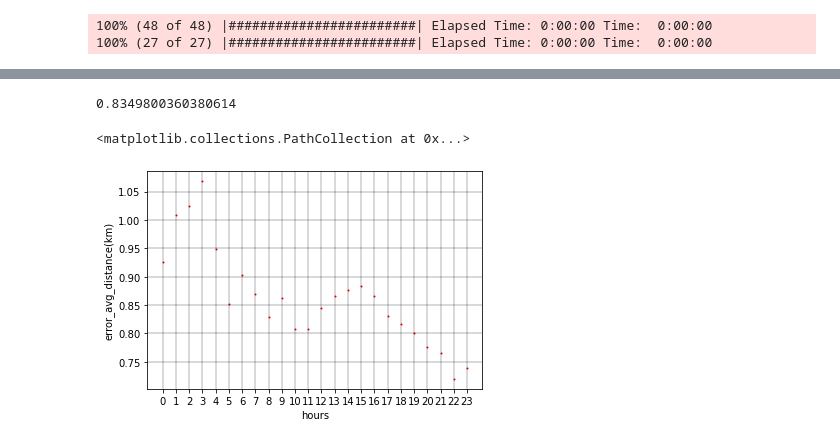
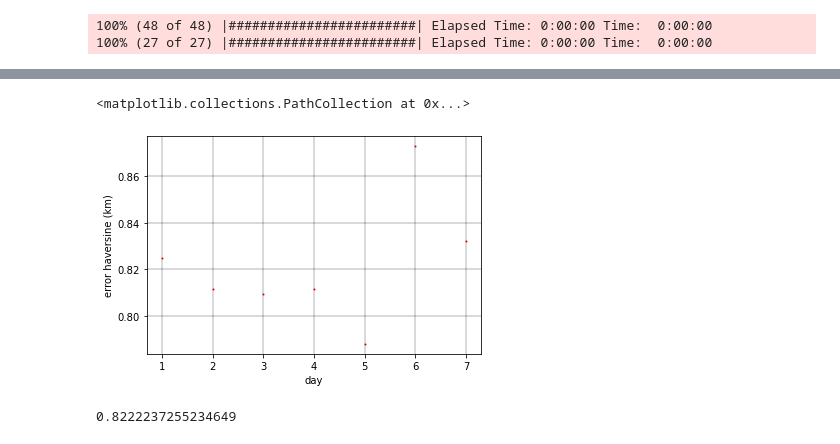
Before and after one commit to wwebeam6508/Development-of-Predictive-Model-for-Trip-Destination-of-Dockless-Shared-Scooters, a Jupyter notebook: Model_Retraining.ipynb, the cells around one changed output, grey strips where cells are left out. Cells and saved outputs as stored; diff of their text form; code cells hidden in the pictures.

```diff
--- a/Model_Retraining.ipynb
+++ b/Model_Retraining.ipynb
@@ -76,3 +76,6 @@ Y_test_set_fit = scy.transform(Y_test_set)
 # %% [output]
 100% (48 of 48) |########################| Elapsed Time: 0:00:00 Time:  0:00:00
 100% (27 of 27) |########################| Elapsed Time: 0:00:00 Time:  0:00:00
+# %%
+for x in X_train_set_by_day:
+    print(len(x))
@@ -95,7 +106,7 @@ for day in range(7):
     inputB = layers.Input(shape=(60))
 
     x = Dense(15)(inputA)
-    x = Dense(30)(x)
+    x = Dense(30, activation="relu")(x)
     x = Model(inputs=inputA, outputs=x)
     y = Dense(62)(inputB)
     y = Dense(70, activation="relu")(y)
@@ -231,32 +163,3 @@ def haversine(coord1: object, coord2: object):
     meters = round(meters, 5)
     km = round(km, 5)
     return km
-# %%
-import matplotlib.pyplot as plt
-
-sum_day = 0
-plot_array_day = []
-for day in range(7):
-    x_test = X_test_set_by_day[day]
-    y_test = Y_test_set_by_day[day]
-
-    result_Y = models[day].predict([x_test[:,0:4],x_test[:,4:]])
-    result_Y_all = scy.inverse_transform(result_Y)
-    y_test_all = scy.inverse_transform(y_test)
-    error_all = []
-    for i in (range(len(y_test_all))):
-        error_all.append(haversine(result_Y_all[i],y_test_all[i]))
-    plot_array_day.append(error_all)
-
-# plt.xlabel('days of week')
-# plt.ylabel('error haversine (km)')
-# plt.boxplot(plot_array_day, showfliers=False)
-
-scat_plot = []
-for day in range(len(plot_array_day)):
-    scat_plot.append(sum(plot_array_day[day])/len(plot_array_day[day]))
-plot_array_day = np.array(plot_array_day, dtype=np.object)
-plt.xlabel('day')
-plt.ylabel('error haversine (km)')
-plt.grid(color='black', linestyle='-', linewidth=0.3)
-plt.scatter([1,2,3,4,5,6,7], scat_plot, color='r', s= 1)
@@ -266,34 +251,14 @@ plt.scatter([1,2,3,4,5,6,7], scat_plot, color='r', s= 1)
+# %%
+import matplotlib.pyplot as plt
+
+plt.xlabel('day')
+plt.ylabel('error haversine (km)')
+plt.grid(color='black', linestyle='-', linewidth=0.3)
+plt.scatter([1,2,3,4,5,6,7], mae_rate_day, color='r', s= 1)
+# %% [output]
+<matplotlib.collections.PathCollection at 0x...>
+[figure, added]
 # %%
 sum(scat_plot)/len(scat_plot)
 # %% [output]
-0.8349800360380614
+0.8222237255234649
-# %%
-import matplotlib.pyplot as plt
-
-mae_rate_hour = []
-
-x_test_hour = scx.inverse_transform(x_test)
-
-result_Y_hour = scy.inverse_transform(result_Y)
-y_test_hour = scy.inverse_transform(y_test)
-for index in range(10):
-    mask = np.logical_and(x_test_hour[:,3] > (index)-0.2, x_test_hour[:,3] < (index+1)-0.2)
-    result_Y_d = result_Y_hour[mask]
-    Y_test_in = y_test_hour[mask]
-    error = 0
-    for i in range(len(Y_test_in)):
-        error = error + haversine(result_Y_d[i,0:2],Y_test_in[i,0:2])
-    end = error/len(Y_test_in)
-    error_average_distance = end
-
-    y_test[:,0] = y_test[:,0]
-    mae_rate_hour.append([float(error_average_distance), str(index)])
-
-mae_rate_hour = np.array(mae_rate_hour, dtype=np.object)
-plt.xlabel('hours')
-plt.ylabel('error_avg_distance(km)')
-plt.grid(color='black', linestyle='-', linewidth=0.3)
-plt.scatter(mae_rate_hour[:,1], mae_rate_hour[:,0], color='r', s= 1)
-# %% [output]
-<matplotlib.collections.PathCollection at 0x...>
-[figure, removed]
```
Also changed, not shown: parts of 6 cells of this notebook, 2 other files.
